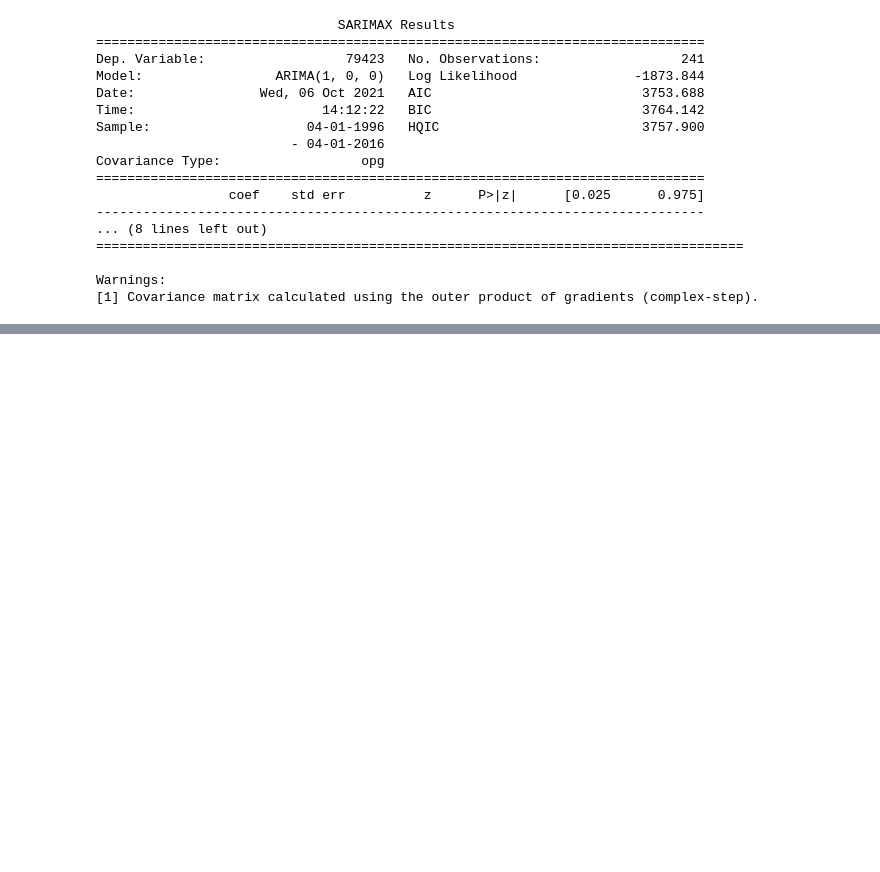
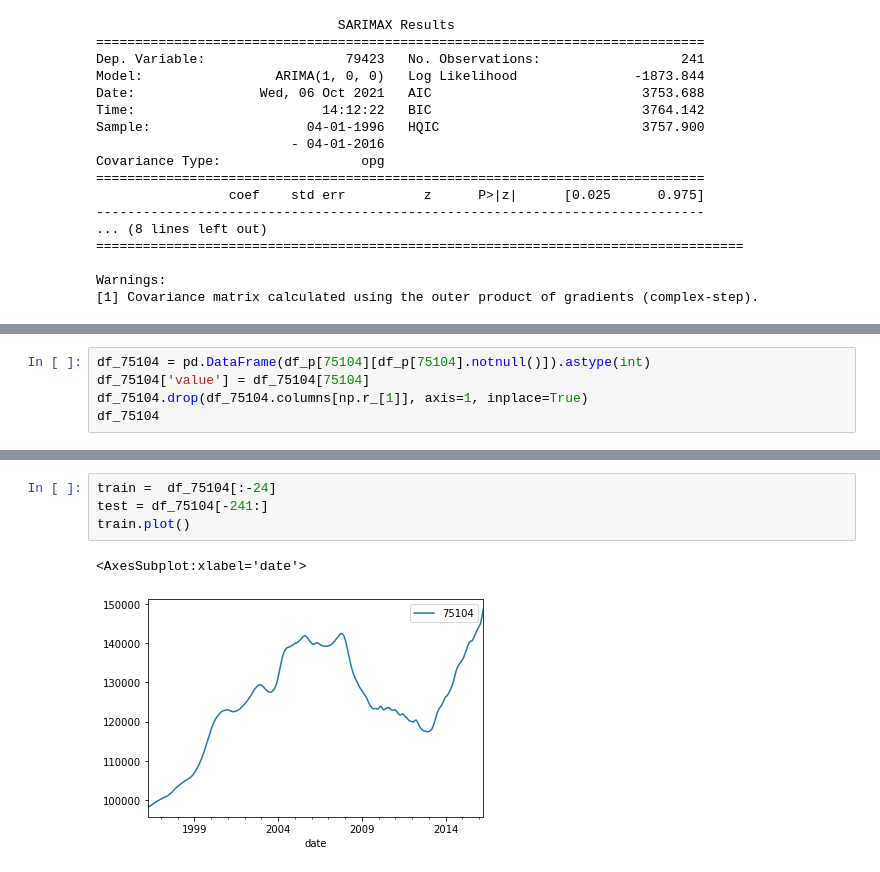
Before and after one commit to rhk48/zillow-time-series, a Jupyter notebook: lorela_nb.ipynb, the cells around one changed output, grey strips where cells are left out. Cells and saved outputs as stored; diff of their text form; blank space fills up the shorter version.

```diff
--- a/lorela_nb.ipynb
+++ b/lorela_nb.ipynb
@@ -621,0 +616,5 @@ plot_predictions(test, model)
+# %%
+df_75104 = pd.DataFrame(df_p[75104][df_p[75104].notnull()]).astype(int)
+df_75104['value'] = df_75104[75104]
+df_75104.drop(df_75104.columns[np.r_[1]], axis=1, inplace=True)
+df_75104
@@ -621,0 +636,7 @@ plot_predictions(test, model)
+# %%
+train =  df_75104[:-24]
+test = df_75104[-241:]
+train.plot()
+# %% [output]
+<AxesSubplot:xlabel='date'>
+[figure, added]
```
Also changed, not shown: parts of 34 cells of this notebook.
